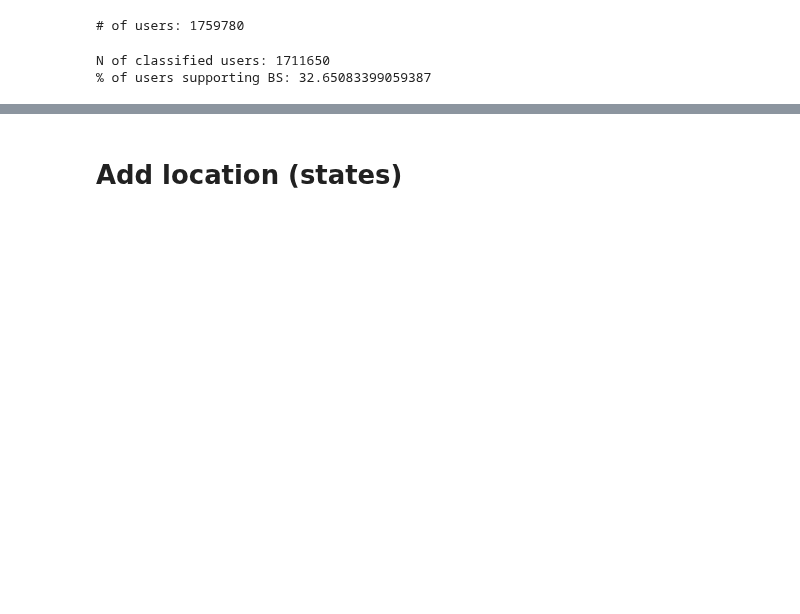
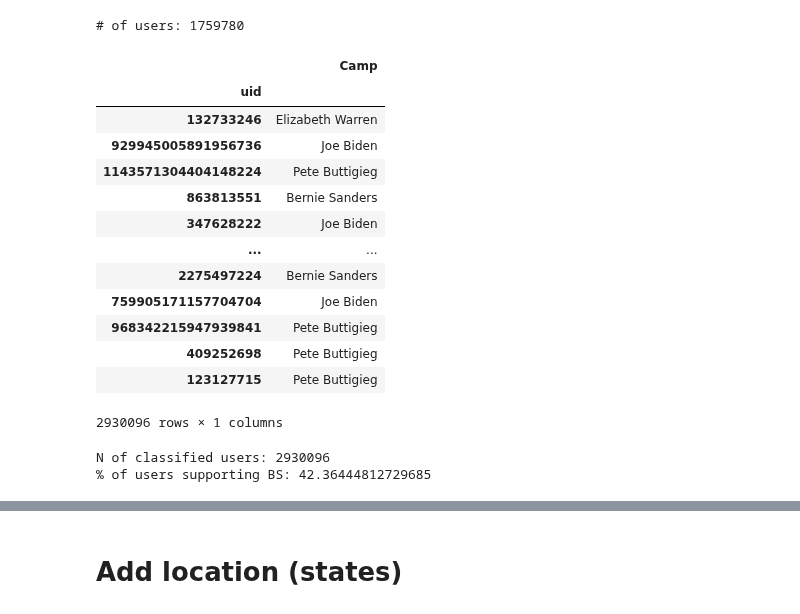
Before and after one commit to kayzhou/US_election, a Jupyter notebook: user_reweight_US.ipynb, the cells around one changed output, grey strips where cells are left out. Drawn from its saved outputs; the diff is of its cells as text; code cells hidden in the pictures; blank space fills up the shorter version.

```diff
--- a/user_reweight_US.ipynb
+++ b/user_reweight_US.ipynb
@@ -240,13 +293,29 @@ making_pickle_file("disk/users-14days/2020-02-24.csv",
 # %%
 # join the opinions
 # users_opinion = pd.read_pickle("disk/users-pickle/14days-2020-02-03.pl")
-users_opinion = pd.read_pickle("disk/users-pickle/14days-2020-02-22.pl")
+users_opinion = pd.read_pickle("disk/users-pickle/To2020-02-29-60.pl")
+users_opinion
+# %% [output]
+|  | Camp |
+| uid |  |
+| 132733246 | Elizabeth Warren |
+| 929945005891956736 | Joe Biden |
+| 1143571304404148224 | Pete Buttigieg |
+| 863813551 | Bernie Sanders |
+| 347628222 | Joe Biden |
+| ... | ... |
+| 2275497224 | Bernie Sanders |
+| 759905171157704704 | Joe Biden |
+| 968342215947939841 | Pete Buttigieg |
+| 409252698 | Pete Buttigieg |
+| 123127715 | Pete Buttigieg |
+2930096 rows × 1 columns
 # %%
 print("N of classified users:", len(users_opinion))
 print("% of users supporting BS:", float(users_opinion[users_opinion["Camp"] == "Bernie Sanders"].count() / users_opinion.count()) * 100)
 # %% [output]
-N of classified users: 1711650
-% of users supporting BS: 32.65083399059387
+N of classified users: 2930096
+% of users supporting BS: 42.36444812729685
 # %%
 users_v2 = users.join(users_opinion, how="inner")
 print(users_v2)
```
Also changed, not shown: parts of 24 cells of this notebook, 14 other files.
